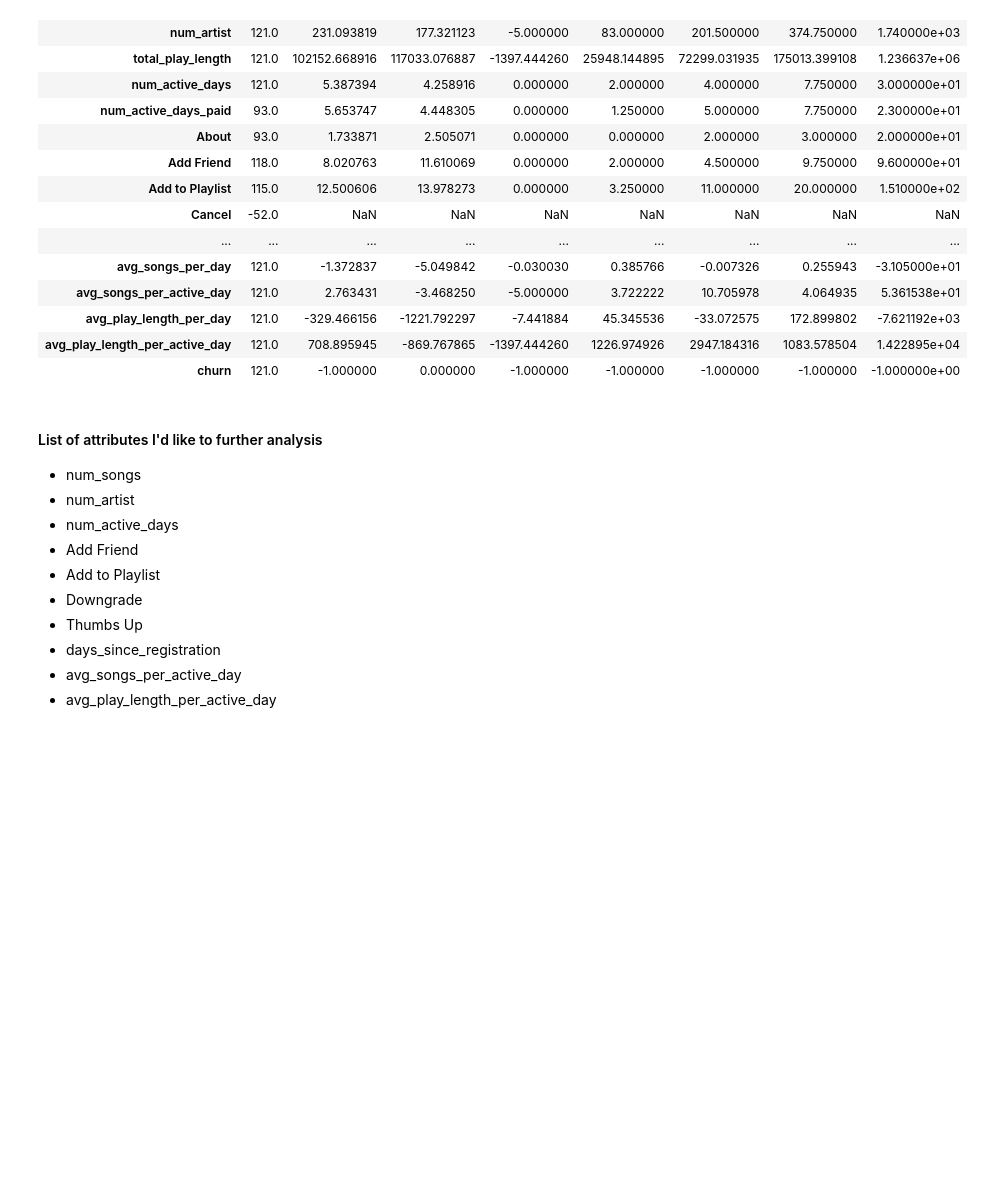
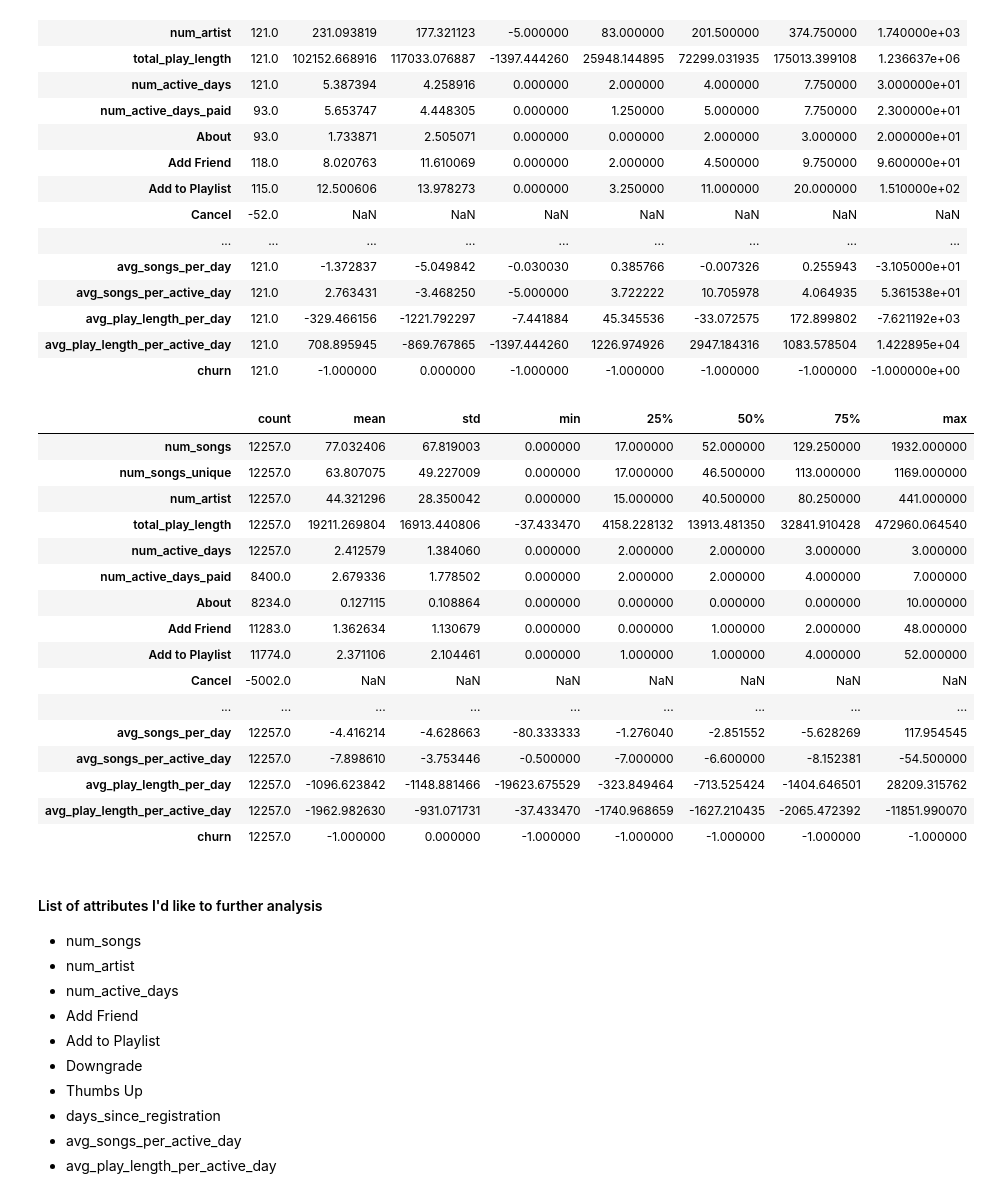
Before and after one commit to zhangshen20/capstone-project-sparkify, a Jupyter notebook: Sparkify.ipynb, the cells around one changed output. Cells and saved outputs as stored; diff of their text form; code cells hidden in the pictures; blank space fills up the shorter version.

```diff
--- a/Sparkify.ipynb
+++ b/Sparkify.ipynb
@@ -198,6 +215,10 @@ Metrics by User
 df = df.withColumn('event_date', from_unixtime(col('ts').cast('bigint') / 1000, 'yyyy-MM-dd')) \
        .withColumn('registration_date', from_unixtime(col('registration').cast('bigint') / 1000, 'yyyy-MM-dd')) \
        .withColumn('days_from_registration', datediff(col('event_date'), col('registration_date')))
+# %%
+df_real = df_real.withColumn('event_date', from_unixtime(col('ts').cast('bigint') / 1000, 'yyyy-MM-dd')) \
+       .withColumn('registration_date', from_unixtime(col('registration').cast('bigint') / 1000, 'yyyy-MM-dd')) \
+       .withColumn('days_from_registration', datediff(col('event_date'), col('registration_date')))
 # %%
 def extract_past_N_days(df: DataFrame, \
                         days: types.IntegerType, \
@@ -328,6 +368,12 @@ df_N_pd_churn = df_N_pd[df_N_pd['churn'] == 1]
 
 # Create a dataframe for the users who are still in member
 df_N_pd_not_churn = df_N_pd[df_N_pd['churn'] == 0]
+# %%
+# Create a dataframe for the users who have churned out
+df_real_N_pd_churn = df_real_N_pd[df_real_N_pd['churn'] == 1]
+
+# Create a dataframe for the users who are still in member
+df_real_N_pd_not_churn = df_real_N_pd[df_real_N_pd['churn'] == 0]
 # %% [markdown]
 ##### Find the difference between members and users who have churned out
 # %%
@@ -350,3 +396,23 @@ df_N_pd_not_churn = df_N_pd[df_N_pd['churn'] == 0]
 | avg_play_length_per_day | 121.0 | -329.466156 | -1221.792297 | -7.441884 | 45.345536 | -33.072575 | 172.899802 | -7.621192e+03 |
 | avg_play_length_per_active_day | 121.0 | 708.895945 | -869.767865 | -1397.444260 | 1226.974926 | 2947.184316 | 1083.578504 | 1.422895e+04 |
 | churn | 121.0 | -1.000000 | 0.000000 | -1.000000 | -1.000000 | -1.000000 | -1.000000 | -1.000000e+00 |
+# %%
+(df_real_N_pd_not_churn.describe() - df_real_N_pd_churn.describe()).transpose()
+# %% [output]
+|  | count | mean | std | min | 25% | 50% | 75% | max |
+| num_songs | 12257.0 | 77.032406 | 67.819003 | 0.000000 | 17.000000 | 52.000000 | 129.250000 | 1932.000000 |
+| num_songs_unique | 12257.0 | 63.807075 | 49.227009 | 0.000000 | 17.000000 | 46.500000 | 113.000000 | 1169.000000 |
+| num_artist | 12257.0 | 44.321296 | 28.350042 | 0.000000 | 15.000000 | 40.500000 | 80.250000 | 441.000000 |
+| total_play_length | 12257.0 | 19211.269804 | 16913.440806 | -37.433470 | 4158.228132 | 13913.481350 | 32841.910428 | 472960.064540 |
+| num_active_days | 12257.0 | 2.412579 | 1.384060 | 0.000000 | 2.000000 | 2.000000 | 3.000000 | 3.000000 |
+| num_active_days_paid | 8400.0 | 2.679336 | 1.778502 | 0.000000 | 2.000000 | 2.000000 | 4.000000 | 7.000000 |
+| About | 8234.0 | 0.127115 | 0.108864 | 0.000000 | 0.000000 | 0.000000 | 0.000000 | 10.000000 |
+| Add Friend | 11283.0 | 1.362634 | 1.130679 | 0.000000 | 0.000000 | 1.000000 | 2.000000 | 48.000000 |
+| Add to Playlist | 11774.0 | 2.371106 | 2.104461 | 0.000000 | 1.000000 | 1.000000 | 4.000000 | 52.000000 |
+| Cancel | -5002.0 | NaN | NaN | NaN | NaN | NaN | NaN | NaN |
+| ... | ... | ... | ... | ... | ... | ... | ... | ... |
+| avg_songs_per_day | 12257.0 | -4.416214 | -4.628663 | -80.333333 | -1.276040 | -2.851552 | -5.628269 | 117.954545 |
+| avg_songs_per_active_day | 12257.0 | -7.898610 | -3.753446 | -0.500000 | -7.000000 | -6.600000 | -8.152381 | -54.500000 |
+| avg_play_length_per_day | 12257.0 | -1096.623842 | -1148.881466 | -19623.675529 | -323.849464 | -713.525424 | -1404.646501 | 28209.315762 |
+| avg_play_length_per_active_day | 12257.0 | -1962.982630 | -931.071731 | -37.433470 | -1740.968659 | -1627.210435 | -2065.472392 | -11851.990070 |
+| churn | 12257.0 | -1.000000 | 0.000000 | -1.000000 | -1.000000 | -1.000000 | -1.000000 | -1.000000 |
```
Also changed, not shown: parts of 23 cells of this notebook, 5 other files.
